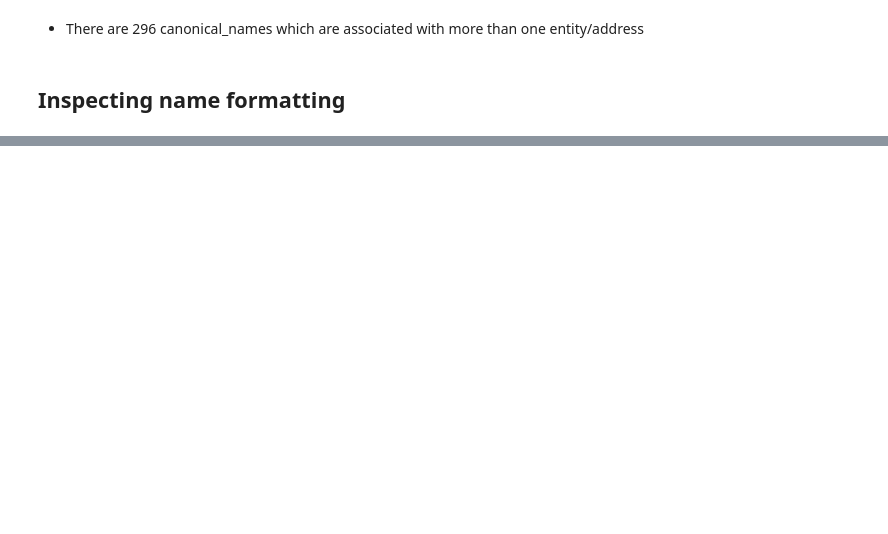
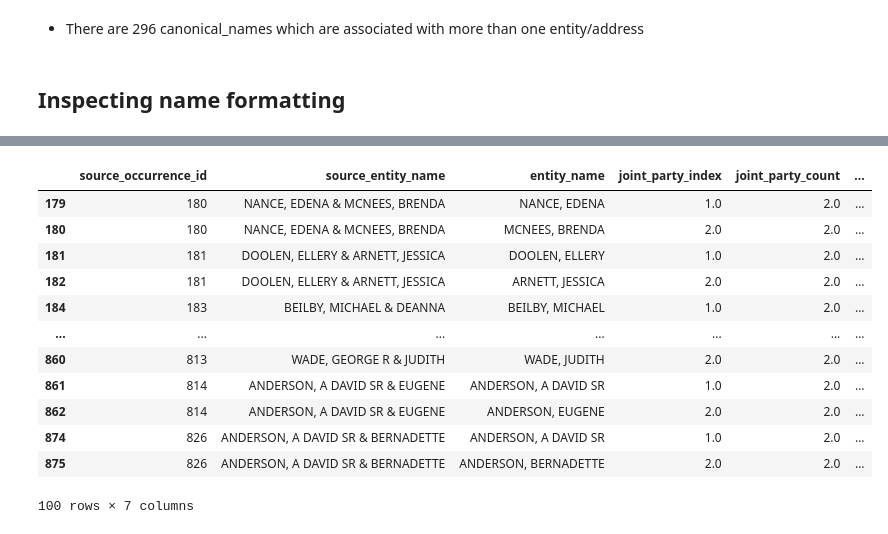
Before and after one commit to mattphinney-94/kzoo_county_project, a Jupyter notebook: Finalized_Entity_Table_Analysis.ipynb, the cells around one changed output, grey strips where cells are left out. Drawn from its saved outputs; the diff is of its cells as text; code cells hidden in the pictures; blank space fills up the shorter version.

```diff
--- a/Finalized_Entity_Table_Analysis.ipynb
+++ b/Finalized_Entity_Table_Analysis.ipynb
@@ -683,0 +1049,39 @@ Percent parseable by current comma requirement: 69.0%
+# %%
+expanded_joint_audit = (
+    entity_occurrences[
+        entity_occurrences["joint_expanded"]
+    ]
+    [
+        [
+            "source_occurrence_id",
+            "source_entity_name",
+            "entity_name",
+            "joint_party_index",
+            "joint_party_count",
+            "joint_parse_rule",
+            "joint_parse_confidence"
+        ]
+    ]
+    .sort_values(
+        [
+            "source_occurrence_id",
+            "joint_party_index"
+        ]
+    )
+)
+
+expanded_joint_audit.head(100)
+# %% [output]
+|  | source_occurrence_id | source_entity_name | entity_name | joint_party_index | joint_party_count | ... |
+| 179 | 180 | NANCE, EDENA & MCNEES, BRENDA | NANCE, EDENA | 1.0 | 2.0 | ... |
+| 180 | 180 | NANCE, EDENA & MCNEES, BRENDA | MCNEES, BRENDA | 2.0 | 2.0 | ... |
+| 181 | 181 | DOOLEN, ELLERY & ARNETT, JESSICA | DOOLEN, ELLERY | 1.0 | 2.0 | ... |
+| 182 | 181 | DOOLEN, ELLERY & ARNETT, JESSICA | ARNETT, JESSICA | 2.0 | 2.0 | ... |
+| 184 | 183 | BEILBY, MICHAEL & DEANNA | BEILBY, MICHAEL | 1.0 | 2.0 | ... |
+| ... | ... | ... | ... | ... | ... | ... |
+| 860 | 813 | WADE, GEORGE R & JUDITH | WADE, JUDITH | 2.0 | 2.0 | ... |
+| 861 | 814 | ANDERSON, A DAVID SR & EUGENE | ANDERSON, A DAVID SR | 1.0 | 2.0 | ... |
+| 862 | 814 | ANDERSON, A DAVID SR & EUGENE | ANDERSON, EUGENE | 2.0 | 2.0 | ... |
+| 874 | 826 | ANDERSON, A DAVID SR & BERNADETTE | ANDERSON, A DAVID SR | 1.0 | 2.0 | ... |
+| 875 | 826 | ANDERSON, A DAVID SR & BERNADETTE | ANDERSON, BERNADETTE | 2.0 | 2.0 | ... |
+100 rows × 7 columns
```
Also changed, not shown: parts of 28 cells of this notebook, 2 other files.
